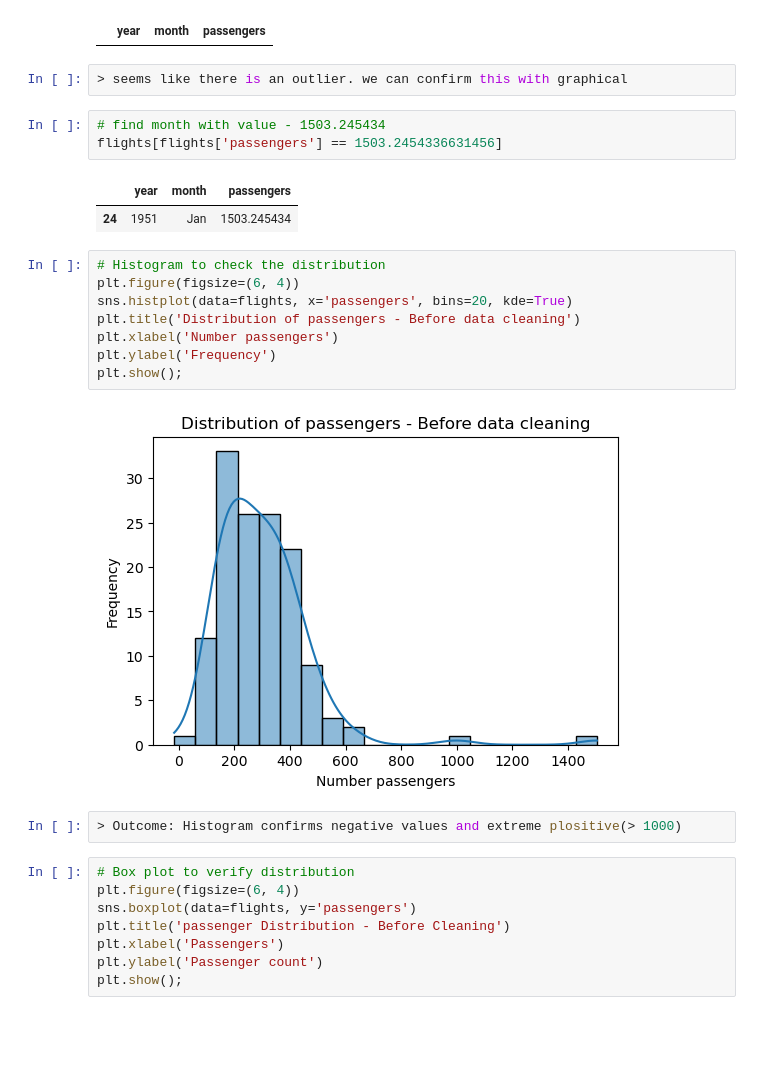
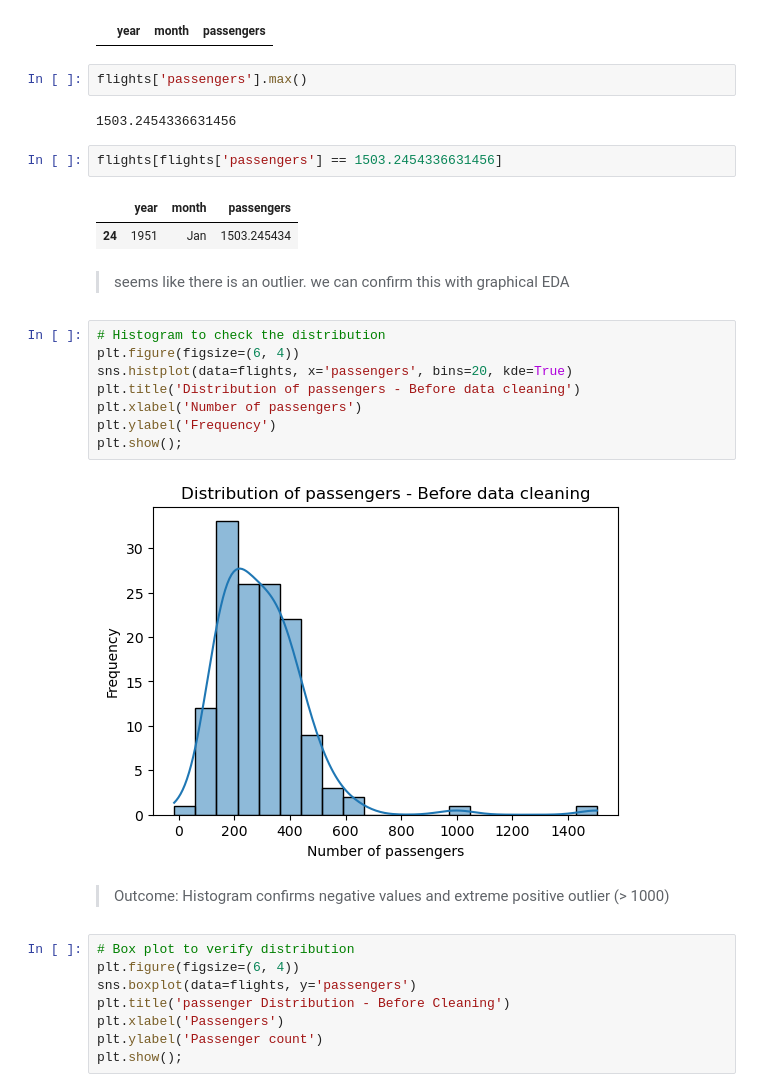
Before and after one commit to walidazimi-star/CA-Data-Science-Mini_Project_1_EDA, a Jupyter notebook: 7. EDA Mini Project Demo.ipynb, the cells around one changed output. Cells and saved outputs as stored; diff of their text form; blank space fills up the shorter version.

```diff
--- a/7. EDA Mini Project Demo.ipynb
+++ b/7. EDA Mini Project Demo.ipynb
@@ -186,26 +185,29 @@ SyntaxError: invalid syntax (3134283198.py, line 1)
 flights[flights['passengers'] == 1503.245434]
 # %% [output]
 |  | year | month | passengers |
-# %%
-> seems like there is an outlier. we can confirm this with graphical
+# %%
+flights['passengers'].max()
+# %% [output]
+1503.2454336631456
 # %%
-# find month with value - 1503.245434
 flights[flights['passengers'] == 1503.2454336631456]
 # %% [output]
 |  | year | month | passengers |
 | 24 | 1951 | Jan | 1503.245434 |
+# %% [markdown]
+> seems like there is an outlier. we can confirm this with graphical EDA
 # %%
 # Histogram to check the distribution
 plt.figure(figsize=(6, 4))
 sns.histplot(data=flights, x='passengers', bins=20, kde=True)
 plt.title('Distribution of passengers - Before data cleaning')
-plt.xlabel('Number passengers')
+plt.xlabel('Number of passengers')
 plt.ylabel('Frequency')
 plt.show();
 # %% [output]
-[figure, old version]
+[figure, new version]
-# %%
-> Outcome: Histogram confirms negative values and extreme plositive(> 1000)
+# %% [markdown]
+> Outcome: Histogram confirms negative values and extreme positive outlier (> 1000)
 # %%
 # Box plot to verify distribution
 plt.figure(figsize=(6, 4))
```
Also changed, not shown: parts of 21 cells of this notebook.
